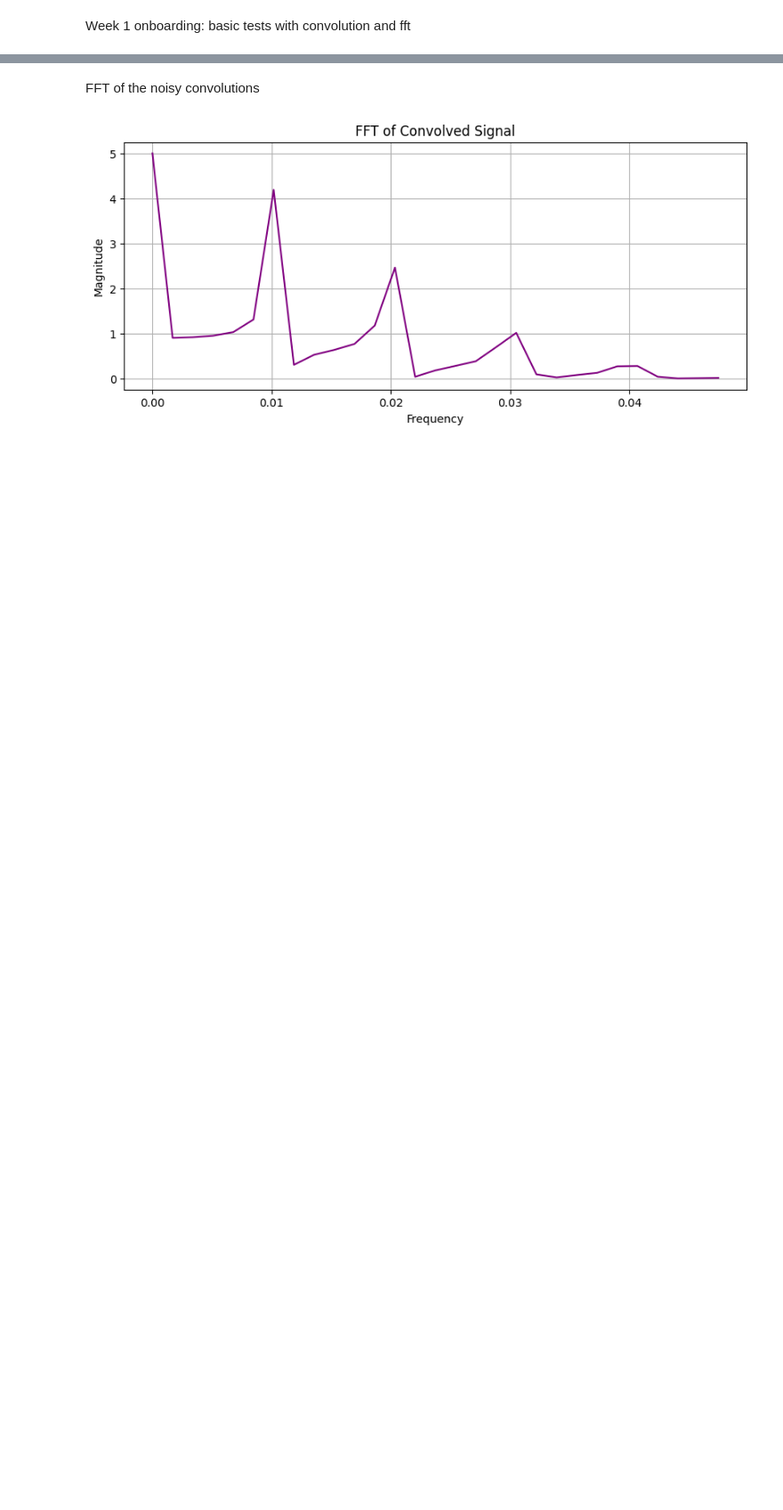
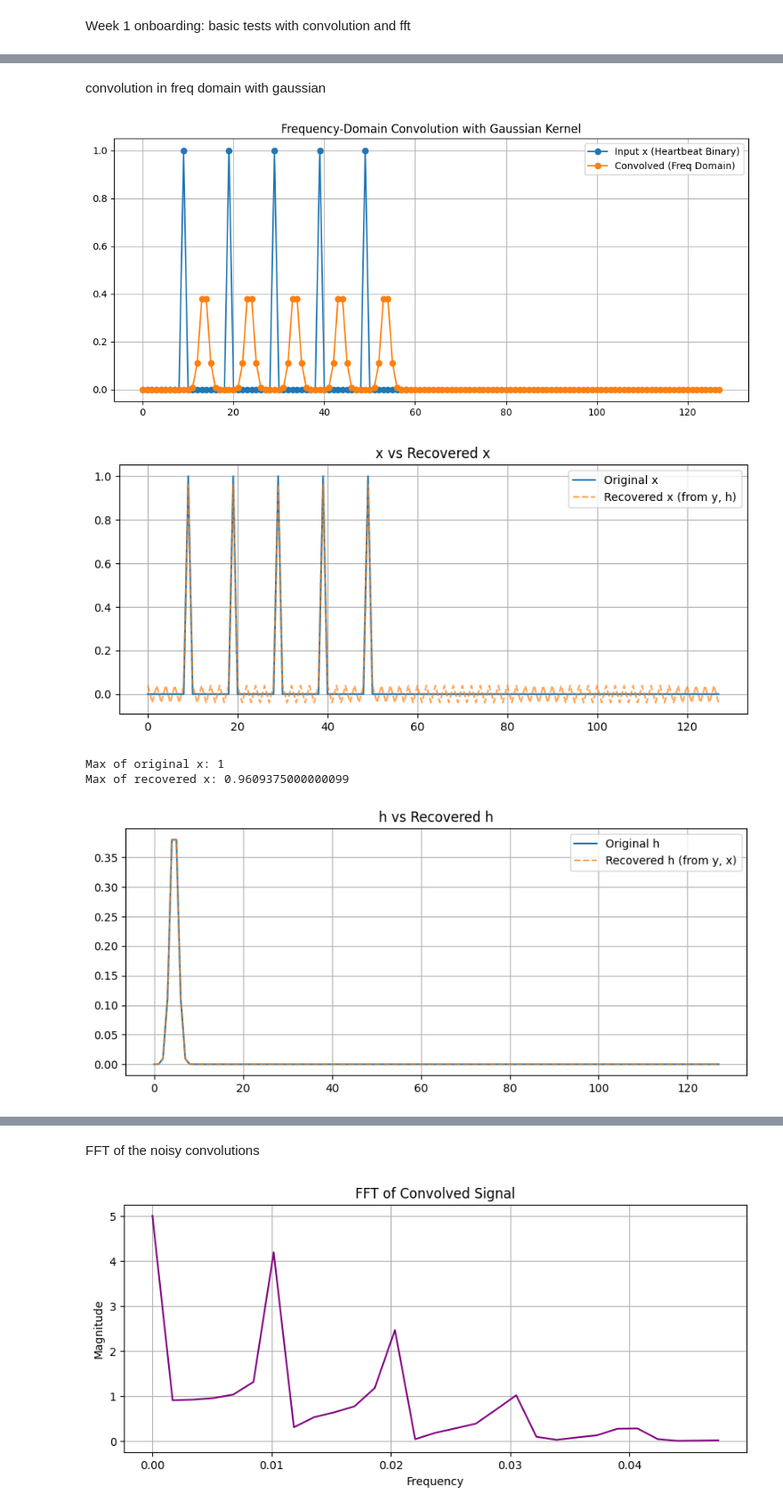
Before and after one commit to EliWaldman/research, a Jupyter notebook: intro_tests.ipynb, the cells around one changed output, grey strips where cells are left out. Shown at 89% size. Cells and saved outputs as stored; diff of their text form; code cells hidden in the pictures; blank space fills up the shorter version.

```diff
--- a/intro_tests.ipynb
+++ b/intro_tests.ipynb
@@ -184,3 +249,70 @@ Convolved Result: [0.00000000e+00 0.00000000e+00 0.00000000e+00 0.00000000e+00
  1.10530180e-01 3.79880416e-01 3.79880416e-01 1.10530180e-01
  9.35726273e-03 2.30489286e-04 1.65191096e-06 0.00000000e+00
  0.00000000e+00 0.00000000e+00 0.00000000e+00]
+# %% [markdown]
+convolution in freq domain with gaussian
+# %%
+n = len(x_gaussian) + len(gaussian_kernel) - 1
+
+N = 2 ** int(np.ceil(np.log2(n)))
+x_gaussian_padded = np.pad(x_gaussian, (0, N - len(x_gaussian)))
+h_gaussian_padded = np.pad(h_gaussian, (0, N - len(h_gaussian)))
+
+# fft convolution
+X_gaussian = np.fft.fft(x_gaussian_padded)
+H_guassian = np.fft.fft(h_gaussian_padded)
+Y_gaussian = X_gaussian * H_guassian
+y = np.fft.ifft(Y_gaussian).real
+
+#y_gaussian_time = y_gaussian_time[:len(x_gaussian)]  # match to original signal length
+
+# deconvolve to get x
+epsilon = 1e-15
+X_gaussian_recovered = np.fft.ifft(np.fft.fft(y) / (H_guassian + epsilon)).real
+
+# deconvolve to get h
+H_gaussian_recovered = np.fft.ifft(np.fft.fft(y) / X_gaussian).real
+
+
+# Plot results
+plt.figure(figsize=(12, 5))
+plt.plot(x_gaussian, label='Input x (Heartbeat Binary)', marker='o')
+plt.plot(y, label='Convolved (Freq Domain)', marker='o')
+plt.title("Frequency-Domain Convolution with Gaussian Kernel")
+plt.legend()
+plt.grid(True)
+plt.show()
+
+
+plt.figure(figsize=(10, 4))
+plt.plot(x_gaussian_padded, label="Original x")
+plt.plot(X_gaussian_recovered, '--', label="Recovered x (from y, h)", alpha=0.7)
+plt.title("x vs Recovered x")
+plt.legend()
+plt.grid(True)
+plt.show()
+print("Max of original x:", np.max(x_gaussian_padded))
+print("Max of recovered x:", np.max(X_gaussian_recovered))
+
+# --- Plot 2: h vs recovered h ---
+plt.figure(figsize=(10, 4))
+plt.plot(h_gaussian_padded, label="Original h")
+plt.plot(H_gaussian_recovered, '--', label="Recovered h (from y, x)", alpha=0.7)
+plt.title("h vs Recovered h")
+plt.legend()
+plt.grid(True)
+plt.show()
+
+# --- Plot 3: y = x * h ---
+plt.figure(figsize=(10, 4))
+plt.plot(y, label="Convolved Signal y = x * h")
+plt.title("Convolved Output y")
+plt.legend()
+plt.grid(True)
+plt.show()
+# %% [output]
+[figure, added]
+[figure, added]
+Max of original x: 1
+Max of recovered x: 0.9609375000000099
+[figure, added]
```
Also changed, not shown: parts of 10 cells of this notebook, 1 other file.
